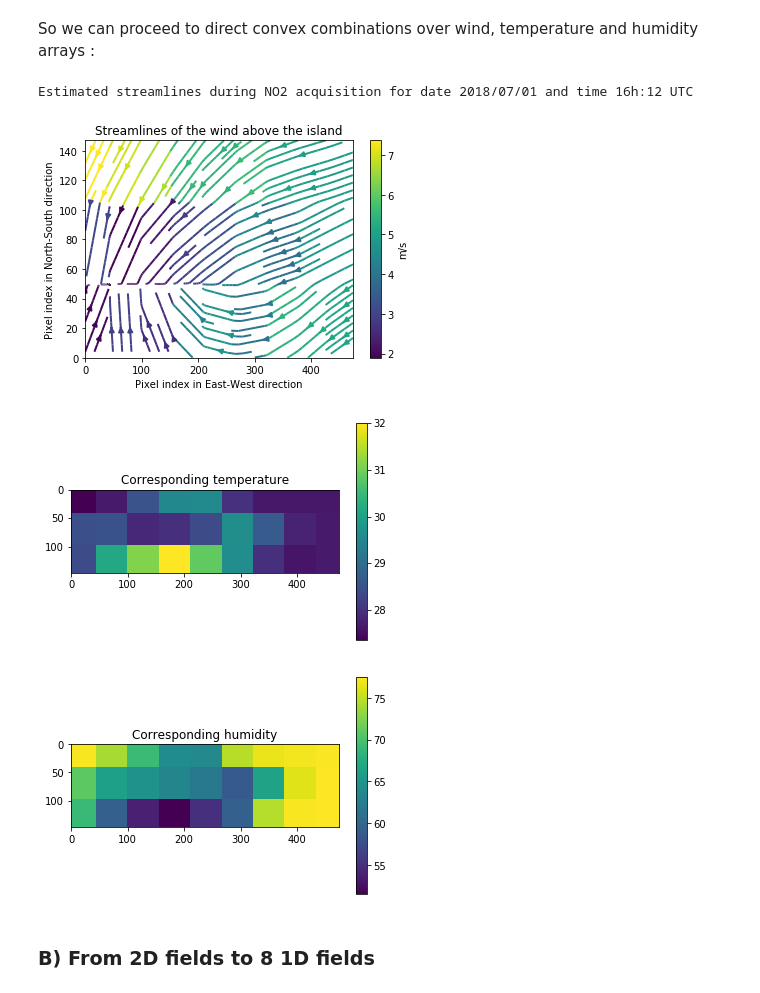
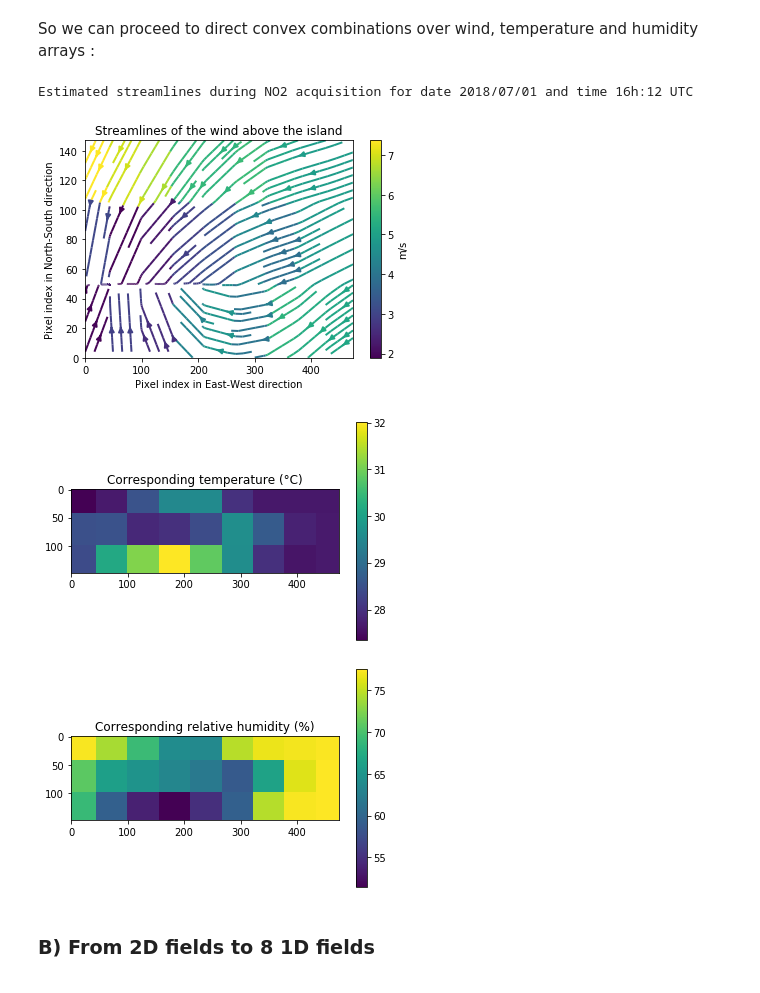
Before and after one commit to LouisBouvier/Kaggle_DS4G_public, a Jupyter notebook: no2-panache-fitting-by-hand-actuel.ipynb, the cells around one changed output. Saved outputs shown, nothing was run; the diff lists cells and outputs as text; code cells hidden in the pictures.

```diff
--- a/no2-panache-fitting-by-hand-actuel.ipynb
+++ b/no2-panache-fitting-by-hand-actuel.ipynb
@@ -1224,22 +1202,22 @@ humidity_per_day = np.array(list(map(lambda x : x[0]*x[1],
 # %%
 day_index = 0
 print("Estimated streamlines during NO2 acquisition for date {} and time {} UTC".format(\
                 Time_steps[day_index],Hours_NO2_instant[day_index].strftime('%Hh:%M')))
 plot_wind_streamline(wind_per_day[day_index])
 plt.show()
-plt.title("Corresponding temperature")
+plt.title("Corresponding temperature (°C)")
 plt.imshow(temperature_per_day[day_index])
 plt.colorbar()
 plt.show()
-plt.title("Corresponding humidity")
+plt.title("Corresponding relative humidity (%)")
 plt.imshow(humidity_per_day[day_index])
 plt.colorbar()
 plt.show()
 # %% [output]
 Estimated streamlines during NO2 acquisition for date 2018/07/01 and time 16h:12 UTC
 [figure]
-[figure, old version]
+[figure, new version]
-[figure, old version]
+[figure, new version]
 # %% [markdown]
 ### B) From 2D fields to 8 1D fields
 # %% [markdown]
```
Also changed, not shown: parts of 25 cells of this notebook.
